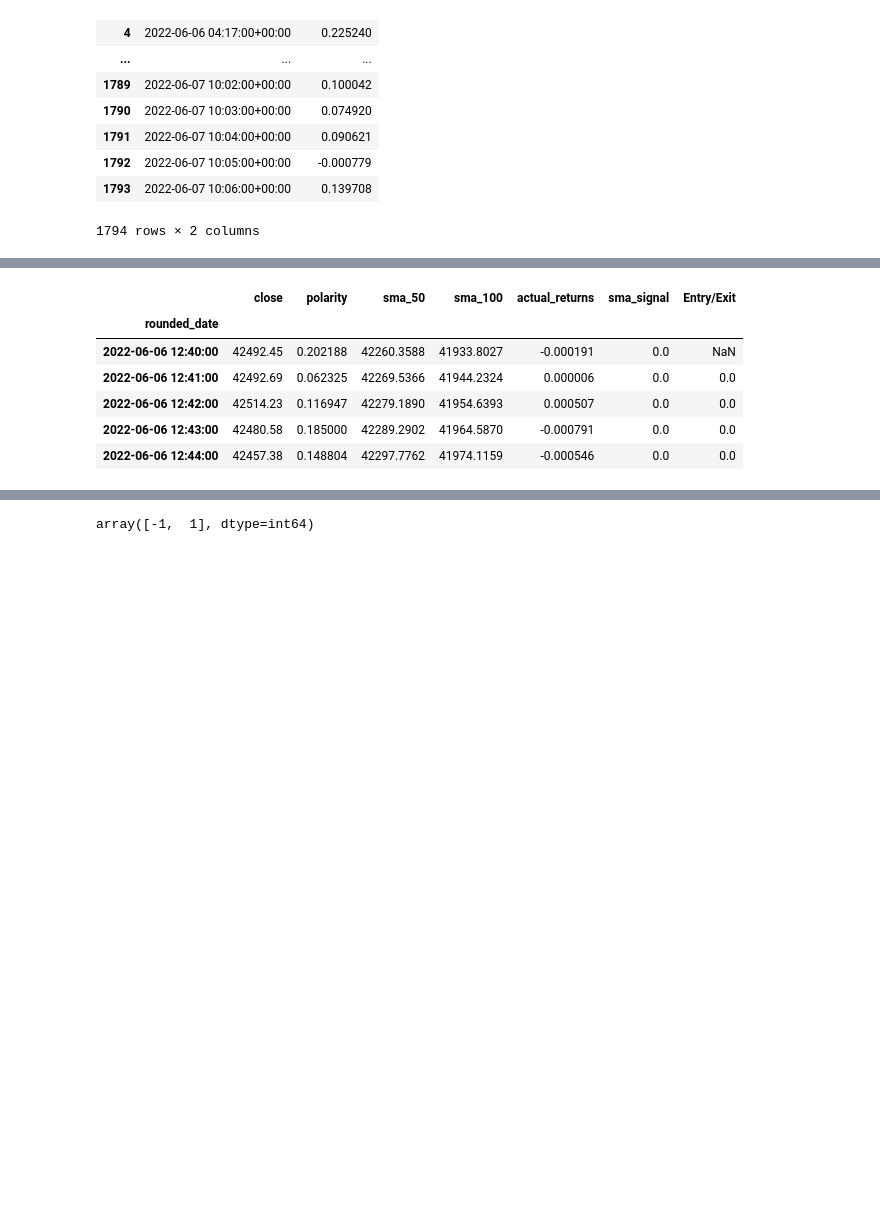
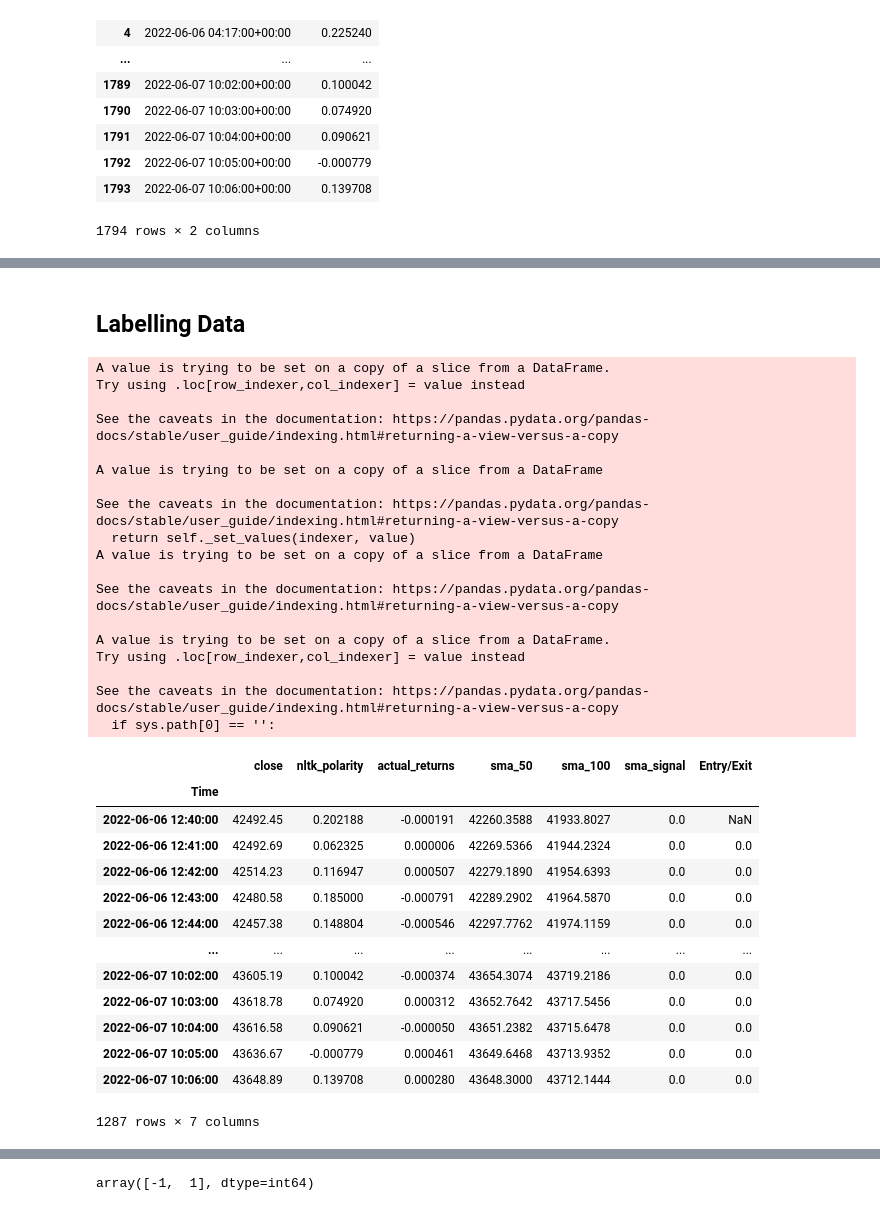
Before and after one commit to SamRoberts995/Project2_ML, a Jupyter notebook: Coding/Crypto_Algo.ipynb, the cells around one changed output, grey strips where cells are left out. Saved outputs shown, nothing was run; the diff lists cells and outputs as text; code cells hidden in the pictures; blank space fills up the shorter version.

```diff
--- a/Coding/Crypto_Algo.ipynb
+++ b/Coding/Crypto_Algo.ipynb
@@ -69,0 +64,10 @@ total_data.head()
+# %%
+# fix btc_tw_df index
+new_date = [datetime.strptime(i, "%Y-%m-%d %H:%M:%S%z") for i in btc_tw_df["Date"]]
+btc_tw_df["Time"] = new_date
+btc_tw_df = btc_tw_df.drop("Date", axis=1)
+
+btc_tw_df['Time'] = btc_tw_df['Time'].dt.tz_localize(None)
+btc_tw_df.reset_index()
+btc_tw_df = btc_tw_df.set_index("Time")
+btc_tw_df
@@ -70,6 +89,9 @@ total_data.head()
+# %%
+combined_df = pd.concat([btc_df, btc_tw_df], axis=1)
+combined_df = combined_df.dropna()
 # %%
 # Calculate the hourly returns using the closing prices and the pct_change function
-btc_df["actual_returns"] = btc_df["close"].pct_change()
-btc_df = btc_df.dropna()
-btc_df.head()
+combined_df["actual_returns"] = combined_df["close"].pct_change()
+combined_df = combined_df.dropna()
+combined_df
 # %% [output]
@@ -85,6 +115,7 @@ short_window = 50
 long_window = 100
 
 # Create a simple moving average (SMA) using the short_window and assign this to a new columns called sma_fast
-total_data["sma_50"] = total_data["close"].rolling(window=short_window).mean()
-total_data["sma_100"] = total_data["close"].rolling(window=long_window).mean()
-total_data = total_data.dropna()
+combined_df["sma_50"] = combined_df["close"].rolling(window=short_window).mean()
+combined_df["sma_100"] = combined_df["close"].rolling(window=long_window).mean()
+combined_df = combined_df.dropna()
+combined_df
@@ -104,24 +137,51 @@ total_data.head()
+# %% [markdown]
+## Labelling Data
 # %%
 # Set the Signal column
-total_data["sma_signal"] = 0.0
+combined_df["sma_signal"] = 0.0
 
 # Generate the trading signal 1 or 0,
 # where 1 is when the EMA50 is greater than (or crosses over) the EMA100
 # where 0 is when the EMA50 is under the EMA100
-total_data["sma_signal"][short_window:] = np.where(
-    total_data["sma_50"][short_window:] > total_data["sma_50"][short_window:], 1.0, 0.0
+combined_df["sma_signal"][short_window:] = np.where(
+    combined_df["sma_50"][short_window:] > combined_df["sma_50"][short_window:], 1.0, 0.0
 )
 
 # Calculate the points in time at which a position should be taken, 1 or -1
-total_data["Entry/Exit"] = total_data["sma_signal"].diff()
+combined_df["Entry/Exit"] = combined_df["sma_signal"].diff()
 
 # Review the DataFrame
-total_data.head()
+combined_df
 # %% [output]
+A value is trying to be set on a copy of a slice from a DataFrame.
+Try using .loc[row_indexer,col_indexer] = value instead
+
+See the caveats in the documentation: https://pandas.pydata.org/pandas-docs/stable/user_guide/indexing.html#returning-a-view-versus-a-copy
+
+A value is trying to be set on a copy of a slice from a DataFrame
+
+See the caveats in the documentation: https://pandas.pydata.org/pandas-docs/stable/user_guide/indexing.html#returning-a-view-versus-a-copy
+  return self._set_values(indexer, value)
+A value is trying to be set on a copy of a slice from a DataFrame
+
+See the caveats in the documentation: https://pandas.pydata.org/pandas-docs/stable/user_guide/indexing.html#returning-a-view-versus-a-copy
+
+A value is trying to be set on a copy of a slice from a DataFrame.
+Try using .loc[row_indexer,col_indexer] = value instead
+
+See the caveats in the documentation: https://pandas.pydata.org/pandas-docs/stable/user_guide/indexing.html#returning-a-view-versus-a-copy
+  if sys.path[0] == '':
-|  | close | polarity | sma_50 | sma_100 | actual_returns | sma_signal | Entry/Exit |
-| rounded_date |  |  |  |  |  |  |  |
-| 2022-06-06 12:40:00 | 42492.45 | 0.202188 | 42260.3588 | 41933.8027 | -0.000191 | 0.0 | NaN |
-| 2022-06-06 12:41:00 | 42492.69 | 0.062325 | 42269.5366 | 41944.2324 | 0.000006 | 0.0 | 0.0 |
-| 2022-06-06 12:42:00 | 42514.23 | 0.116947 | 42279.1890 | 41954.6393 | 0.000507 | 0.0 | 0.0 |
-| 2022-06-06 12:43:00 | 42480.58 | 0.185000 | 42289.2902 | 41964.5870 | -0.000791 | 0.0 | 0.0 |
-| 2022-06-06 12:44:00 | 42457.38 | 0.148804 | 42297.7762 | 41974.1159 | -0.000546 | 0.0 | 0.0 |
+|  | close | nltk_polarity | actual_returns | sma_50 | sma_100 | sma_signal | Entry/Exit |
+| Time |  |  |  |  |  |  |  |
+| 2022-06-06 12:40:00 | 42492.45 | 0.202188 | -0.000191 | 42260.3588 | 41933.8027 | 0.0 | NaN |
+| 2022-06-06 12:41:00 | 42492.69 | 0.062325 | 0.000006 | 42269.5366 | 41944.2324 | 0.0 | 0.0 |
+| 2022-06-06 12:42:00 | 42514.23 | 0.116947 | 0.000507 | 42279.1890 | 41954.6393 | 0.0 | 0.0 |
+| 2022-06-06 12:43:00 | 42480.58 | 0.185000 | -0.000791 | 42289.2902 | 41964.5870 | 0.0 | 0.0 |
+| 2022-06-06 12:44:00 | 42457.38 | 0.148804 | -0.000546 | 42297.7762 | 41974.1159 | 0.0 | 0.0 |
+| ... | ... | ... | ... | ... | ... | ... | ... |
+| 2022-06-07 10:02:00 | 43605.19 | 0.100042 | -0.000374 | 43654.3074 | 43719.2186 | 0.0 | 0.0 |
+| 2022-06-07 10:03:00 | 43618.78 | 0.074920 | 0.000312 | 43652.7642 | 43717.5456 | 0.0 | 0.0 |
+| 2022-06-07 10:04:00 | 43616.58 | 0.090621 | -0.000050 | 43651.2382 | 43715.6478 | 0.0 | 0.0 |
+| 2022-06-07 10:05:00 | 43636.67 | -0.000779 | 0.000461 | 43649.6468 | 43713.9352 | 0.0 | 0.0 |
+| 2022-06-07 10:06:00 | 43648.89 | 0.139708 | 0.000280 | 43648.3000 | 43712.1444 | 0.0 | 0.0 |
+1287 rows × 7 columns
```
Also changed, not shown: parts of 16 cells of this notebook, 1 other file.
